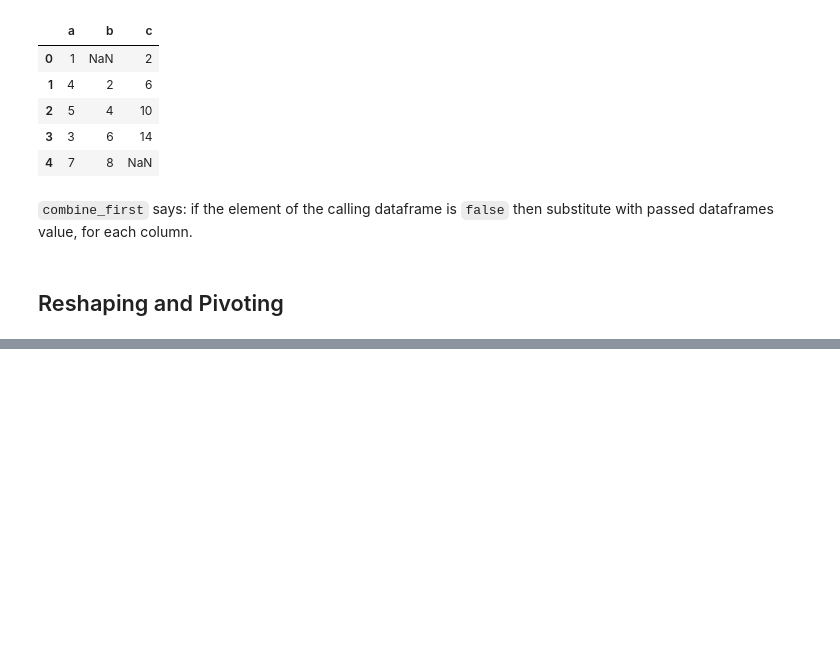
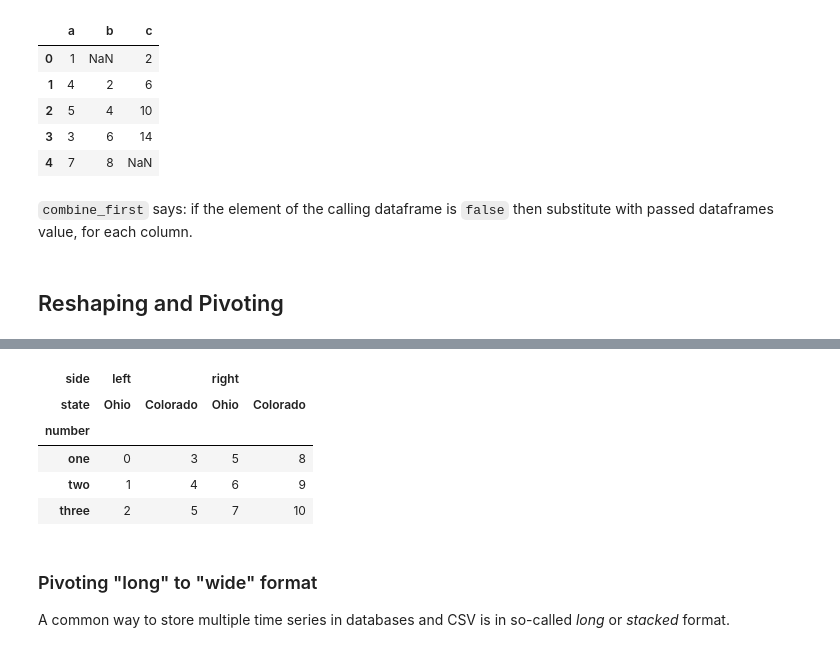
Before and after one commit to rerwin21/python_for_data_analysis, a Jupyter notebook: chap_7.ipynb, the cells around one changed output, grey strips where cells are left out. Saved outputs shown, nothing was run; the diff lists cells and outputs as text; code cells hidden in the pictures; blank space fills up the shorter version.

Commit message:
up to long to wide

```diff
--- a/chap_7.ipynb
+++ b/chap_7.ipynb
@@ -757,0 +945,13 @@ df1.combine_first(df2)
+# %%
+# unstack state
+df.unstack('state')
+# %% [output]
+| side | left |  | right |  |
+| state | Ohio | Colorado | Ohio | Colorado |
+| number |  |  |  |  |
+| one | 0 | 3 | 5 | 8 |
+| two | 1 | 4 | 6 | 9 |
+| three | 2 | 5 | 7 | 10 |
+# %% [markdown]
+### Pivoting "long" to "wide" format
+A common way to store multiple time series in databases and CSV is in so-called *long* or *stacked* format.
```
Also changed, not shown: parts of 40 cells of this notebook.
